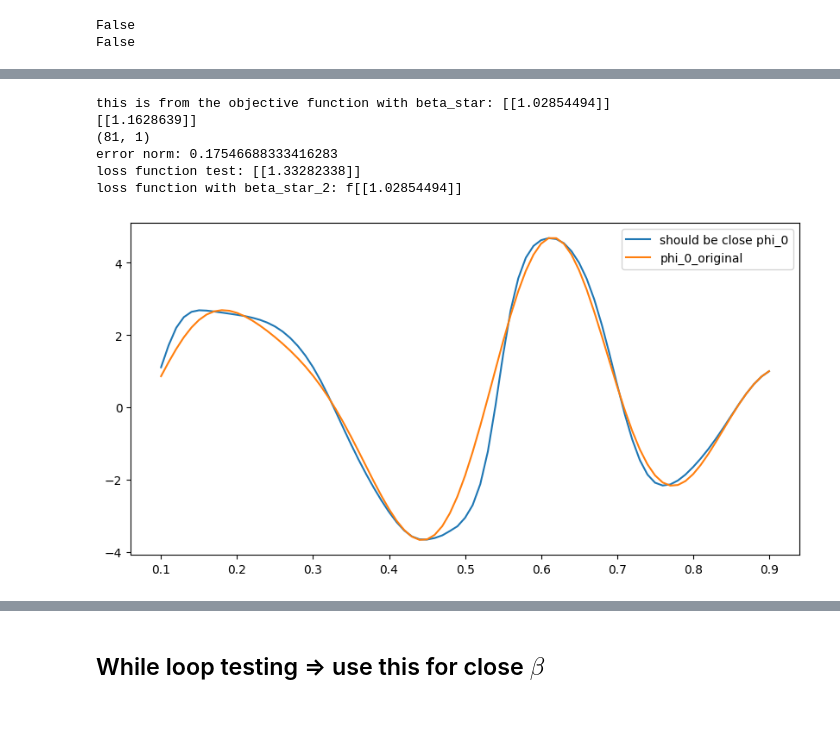
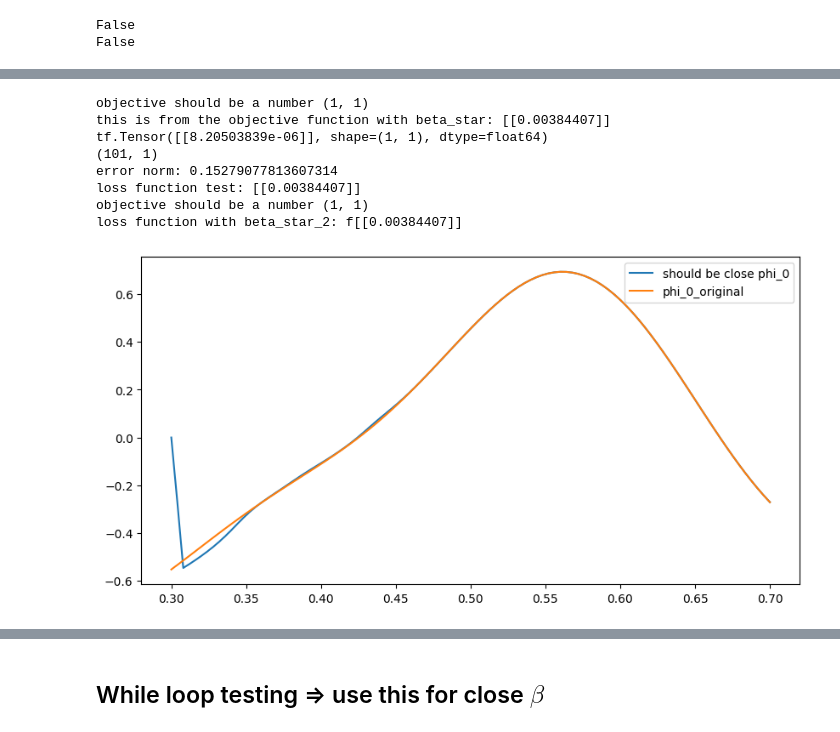
Before and after one commit to vgeneva/NN_Backprop, a Jupyter notebook: iterOCK_take2.ipynb, the cells around one changed output, grey strips where cells are left out. Cells and saved outputs as stored; diff of their text form; code cells hidden in the pictures.

```diff
--- a/iterOCK_take2.ipynb
+++ b/iterOCK_take2.ipynb
@@ -420,10 +427,10 @@ np.linalg.cond(LU)
 $\psi_0(x) = Λ^{1/2}U^T \psi(x)$
 # %%
 # new feature map to make alpha and learning alpha
-def feature_map_0(x, Lambda_unitary, fourier_sample = fourier_sample_alpha,
-                  feature_coeff = feature_coeff, feature_map = feature_map):
+def feature_map_0(x, Lambda_unitary, fourier_sample = fourier_sample,
+                  feature_coeff = feature_coeff, feature_map = feature_map, bandwidth = .1):
   #print(x.shape)
-  p = feature_map(x, fourier_sample, feature_coeff)
+  p = feature_map(x, fourier_sample, feature_coeff, bandwidth)
   return tf.linalg.matmul(Lambda_unitary, p)
 # %%
 # An input of 1 dimensional vector should be (p-2,1)
@@ -616,20 +632,11 @@ Then we have our feature_coefficient variable here defined as $1/2*\sqrt{\text{n
 # %%
-# Generate function
-
-# for phi_0
-def gen_func(x, theta, fourier_sample, feature_coeff = feature_coeff, feature_map=feature_map):
-    return tf.linalg.matmul(tf.transpose(theta), feature_map(x,fourier_sample,feature_coeff))
-
-
 # for alpha, using projection, the theta for this needs to be (p-2,1) dimensions.
 def gen_func_1(x, theta,
-               fourier_sample = fourier_sample_alpha,
+               fourier_sample = fourier_sample,
                feature_coeff = feature_coeff,
                feature_map = feature_map,
                Lambda_unitary = LU):
   #print(theta.shape)
-  #A = feature_map_0(x, Lambda_unitary)  #feature map (p-2,1) dimensions
-  # something is up with this
   A = feature_map_0(x, Lambda_unitary, fourier_sample,
                   feature_coeff, feature_map)
 
@@ -680,15 +691,7 @@ $$\alpha(x) = \Theta_2^T \psi_0(x) = \Theta_2^T \Lambda^{1/2} U^T \psi_{\alpha}(
 # %%
-def phi_0(x,theta = theta1, fourier_sample = fourier_sample_phi0, feature_coeff = feature_coeff):
-    #return gen_func(x, theta, fourier_sample = fourier_sample, feature_coeff = feature_coeff)#this uses normal feature_map for a normal function
-    return gen_func(x, theta, fourier_sample)
 # this is our ODE that uses feature_map_alpha to ensure 0's are at a(0) = a(1) = 0
 # using Dr. Bruno algorithm
 # put a t in here in order to use sol_ivp function
-def alpha(t, x, theta = theta2, fourier_sample = fourier_sample_alpha, feature_coeff = feature_coeff):
+def alpha(t, x, theta = theta2, fourier_sample = fourier_sample, feature_coeff = feature_coeff):
     #return gen_func_1(x, theta, fourier_sample = fourier_sample, feature_coeff = feature_coeff) # gen_func_1 usies LU, here we placed feature_map_alpha to ensure we have 0 on bounderies
     return gen_func_1(x, theta, fourier_sample)
-
-
-def alpha_gauss(t, x, theta = theta2_gauss, fourier_sample = fourier_sample_alpha, feature_coeff = feature_coeff):
-    #return gen_func(x, theta, fourier_sample = fourier_sample, feature_coeff = feature_coeff) # This uses normal feature_map
-    return gen_func(x, theta, fourier_sample)
@@ -1682,46 +1520,53 @@ LAM = 10**2 * 1e-6
 # use k9v
 LSTAR = con(1/(num-1), y = sol.y, num = num, kern = k9v)
 #print(LSTAR)
-print(f"this is from the objective function with beta_star: {objective(L_x, LSTAR, beta_star, LAM)}")
+print(f"this is from the objective function with beta_star: {objective(LSTAR, beta_star, LAM)}")
 
 ########
 #Test out objective function
 ########
-#LB = tf.matmul(LSTAR, beta_star) #Beta_ini)
+
+# I do lstar, beta then i do trapnose(beta)
+#BTB = tf.matmul(tf.transpose(beta_star), LSTAR)
+#BTLB = tf.matmul(BTB, beta_star)
+
+LB = tf.matmul(LSTAR, beta_star) #Beta_ini)
 #print(LB)
 #print(LB.shape)
-#BTLB = tf.matmul(tf.transpose(beta_star), LB) #tf.matmul(tf.transpose(Beta_ini), LB)
-BTLB = np.matmul(np.transpose(beta_star),np.matmul(LSTAR, beta_star))
+BTLB = tf.matmul(tf.transpose(beta_star), LB) #tf.matmul(tf.transpose(Beta_ini), LB)
+
 print(LAM * BTLB)
 
 ############
-input = x_input + np.matmul(L_x, beta_star)
+input = x_input + np.matmul(LSTAR, beta_star)
 print(input.shape)
 phi_1_est = phi_1(input)
 error = (phi_1_est - tf.transpose(phi_0_fixed))**2
 print(f'error norm: {np.linalg.norm(phi_1_est - tf.transpose(phi_0_fixed))/np.linalg.norm(tf.transpose(phi_0_fixed))}')
 summ_1 = tf.reduce_sum(error, axis = 0)
 loss_test = ((1 / (len(x_input)) ) * summ_1) + LAM * BTLB
 print(f'loss function test: {loss_test}')
-print(f'loss function with beta_star_2: f{objective(L_x, LSTAR, beta_star, LAM)}')
+print(f'loss function with beta_star_2: f{objective(LSTAR, beta_star, LAM)}')
 
 plt.figure(figsize=(10,5))
 #plt.plot(solve.y[:,-1], np.transpose(phi_0(x_input)), label = 'phi_1_original')
 
 # these values should be close, regardless of what they are being plotted against.
 plt.plot(x_input, phi_1_est, label = 'should be close phi_0');
 plt.plot(x_input, np.transpose(phi_0(x_input)), label ='phi_0_original')
 
 
 plt.legend();
 # %% [output]
-this is from the objective function with beta_star: [[1.02854494]]
-[[1.1628639]]
-(81, 1)
-error norm: 0.17546688333416283
-loss function test: [[1.33282338]]
-loss function with beta_star_2: f[[1.02854494]]
+objective should be a number (1, 1)
+this is from the objective function with beta_star: [[0.00384407]]
+tf.Tensor([[8.20503839e-06]], shape=(1, 1), dtype=float64)
+(101, 1)
+error norm: 0.15279077813607314
+loss function test: [[0.00384407]]
+objective should be a number (1, 1)
+loss function with beta_star_2: f[[0.00384407]]
-[figure, old version]
+[figure, new version]
 # %%
 plt.plot(input) #input = x(0) + LB_i
 plt.plot(sol.y[:,-1]);
```
Also changed, not shown: parts of 92 cells of this notebook.
